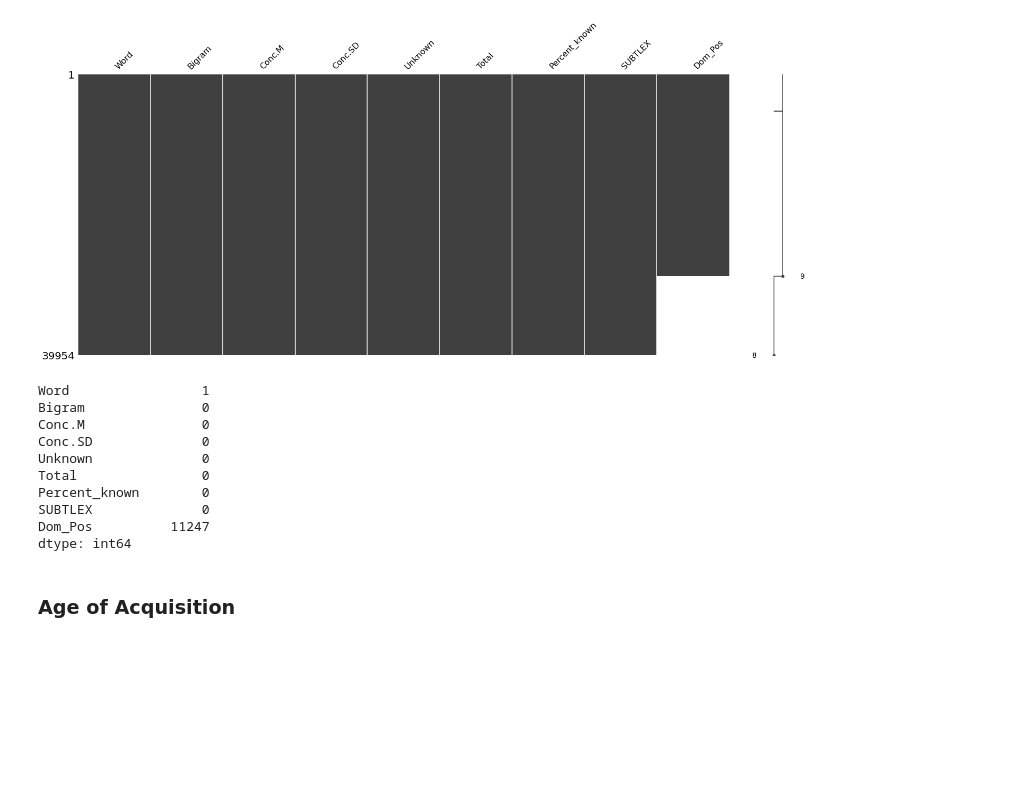
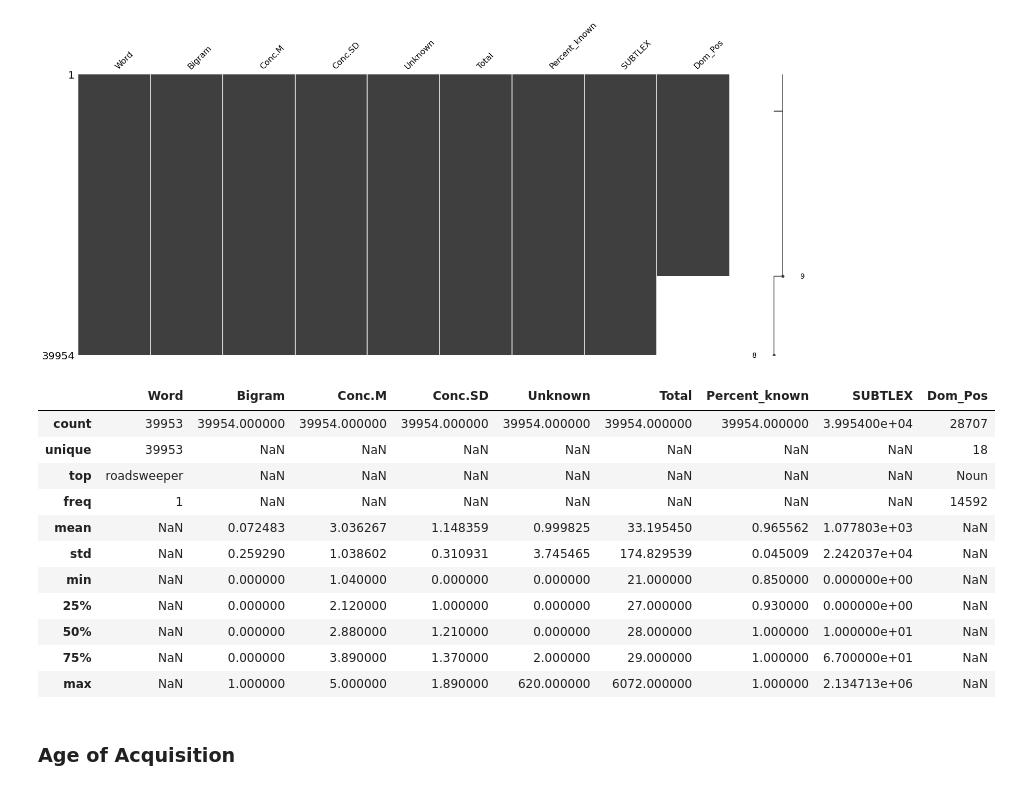
Before and after one commit to Tstrebe2/predicting-text-difficulty, a Jupyter notebook: code/tim-initial-eda.ipynb, the cells around one changed output. Saved outputs shown, nothing was run; the diff lists cells and outputs as text; code cells hidden in the pictures; blank space fills up the shorter version.

```diff
--- a/code/tim-initial-eda.ipynb
+++ b/code/tim-initial-eda.ipynb
@@ -97,19 +97,21 @@ msno.matrix(conc_df)
 # %% [output]
 <matplotlib.axes._subplots.AxesSubplot at 0x...>
 [figure]
-# %%
-conc_df.isnull().sum()
-# %% [output]
-Word                 1
-Bigram               0
-Conc.M               0
-Conc.SD              0
-Unknown              0
-Total                0
-Percent_known        0
-SUBTLEX              0
-Dom_Pos          11247
-dtype: int64
+# %%
+conc_df.describe(include='all')
+# %% [output]
+|  | Word | Bigram | Conc.M | Conc.SD | Unknown | Total | Percent_known | SUBTLEX | Dom_Pos |
+| count | 39953 | 39954.000000 | 39954.000000 | 39954.000000 | 39954.000000 | 39954.000000 | 39954.000000 | 3.995400e+04 | 28707 |
+| unique | 39953 | NaN | NaN | NaN | NaN | NaN | NaN | NaN | 18 |
+| top | roadsweeper | NaN | NaN | NaN | NaN | NaN | NaN | NaN | Noun |
+| freq | 1 | NaN | NaN | NaN | NaN | NaN | NaN | NaN | 14592 |
+| mean | NaN | 0.072483 | 3.036267 | 1.148359 | 0.999825 | 33.195450 | 0.965562 | 1.077803e+03 | NaN |
+| std | NaN | 0.259290 | 1.038602 | 0.310931 | 3.745465 | 174.829539 | 0.045009 | 2.242037e+04 | NaN |
+| min | NaN | 0.000000 | 1.040000 | 0.000000 | 0.000000 | 21.000000 | 0.850000 | 0.000000e+00 | NaN |
+| 25% | NaN | 0.000000 | 2.120000 | 1.000000 | 0.000000 | 27.000000 | 0.930000 | 0.000000e+00 | NaN |
+| 50% | NaN | 0.000000 | 2.880000 | 1.210000 | 0.000000 | 28.000000 | 1.000000 | 1.000000e+01 | NaN |
+| 75% | NaN | 0.000000 | 3.890000 | 1.370000 | 2.000000 | 29.000000 | 1.000000 | 6.700000e+01 | NaN |
+| max | NaN | 1.000000 | 5.000000 | 1.890000 | 620.000000 | 6072.000000 | 1.000000 | 2.134713e+06 | NaN |
 # %% [markdown]
 ### Age of Acquisition
 # %%
```
Also changed, not shown: parts of 10 cells of this notebook.
